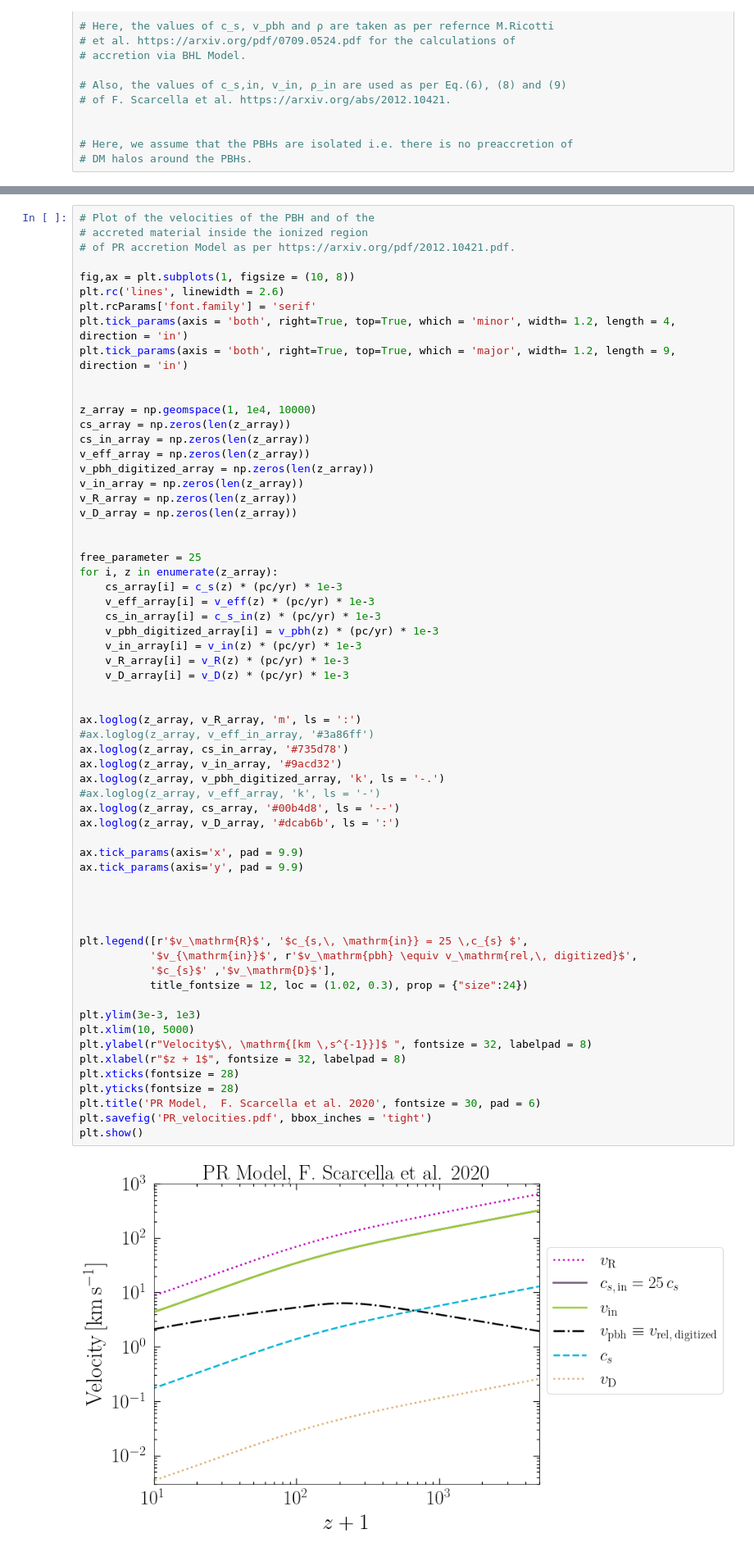
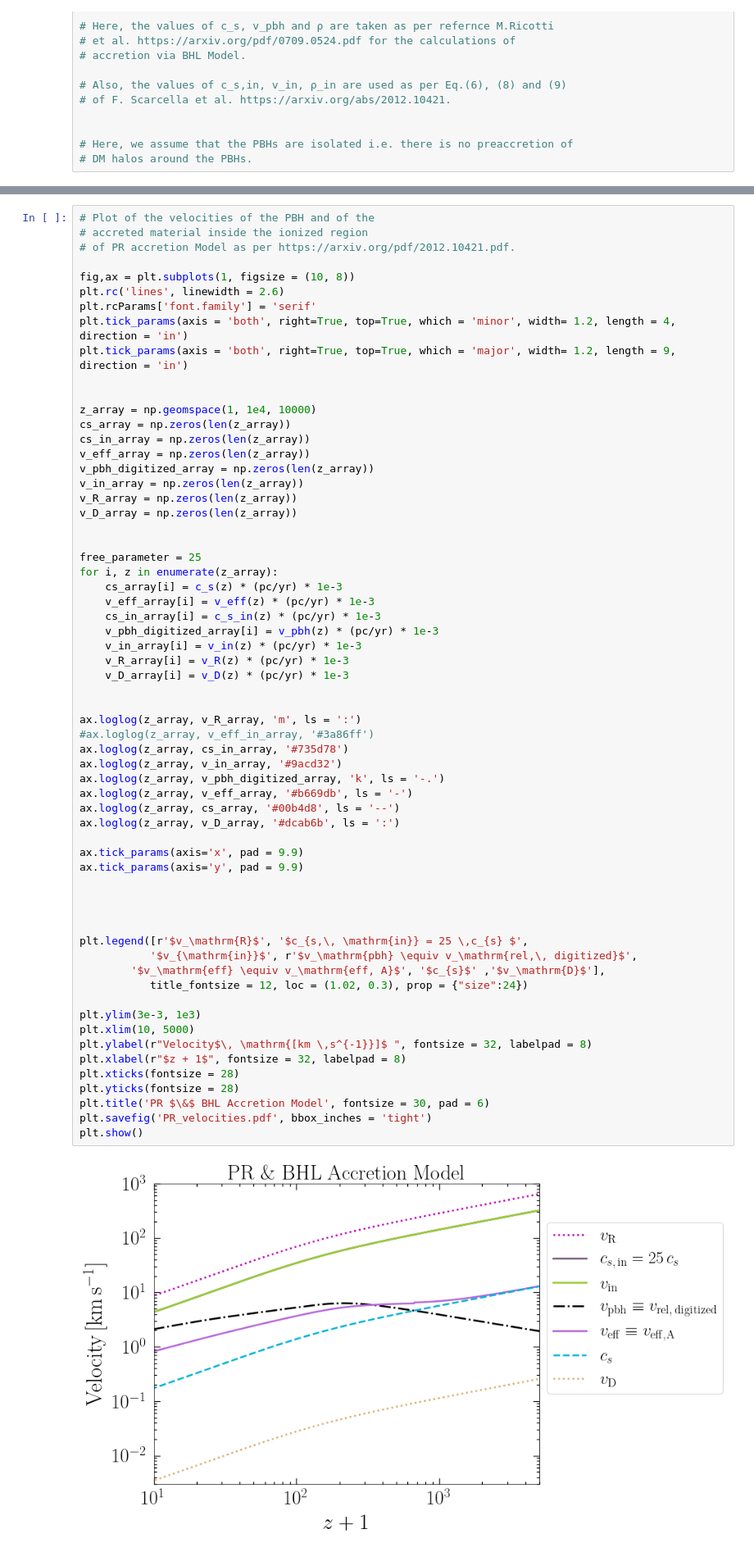
Before and after one commit to pratibhajangra591/project-2, a Jupyter notebook: c_s, β, λ vs z+1_Ricotti.ipynb, the cells around one changed output, grey strips where cells are left out. Shown at 82% size. Saved outputs shown, nothing was run; the diff lists cells and outputs as text.

```diff
--- a/c_s, β, λ vs z+1_Ricotti.ipynb
+++ b/c_s, β, λ vs z+1_Ricotti.ipynb
@@ -426,37 +430,37 @@ for i, z in enumerate(z_array):
     v_D_array[i] = v_D(z) * (pc/yr) * 1e-3
 
 
 ax.loglog(z_array, v_R_array, 'm', ls = ':')
 #ax.loglog(z_array, v_eff_in_array, '#3a86ff')
 ax.loglog(z_array, cs_in_array, '#735d78')
 ax.loglog(z_array, v_in_array, '#9acd32')
 ax.loglog(z_array, v_pbh_digitized_array, 'k', ls = '-.')
-#ax.loglog(z_array, v_eff_array, 'k', ls = '-')
+ax.loglog(z_array, v_eff_array, '#b669db', ls = '-')
 ax.loglog(z_array, cs_array, '#00b4d8', ls = '--')
 ax.loglog(z_array, v_D_array, '#dcab6b', ls = ':')
 
 ax.tick_params(axis='x', pad = 9.9)
 ax.tick_params(axis='y', pad = 9.9)
 
 
 
 
 plt.legend([r'$v_\mathrm{R}$', '$c_{s,\, \mathrm{in}} = 25 \,c_{s} $',
            '$v_{\mathrm{in}}$', r'$v_\mathrm{pbh} \equiv v_\mathrm{rel,\, digitized}$',
-           '$c_{s}$' ,'$v_\mathrm{D}$'],
+        '$v_\mathrm{eff} \equiv v_\mathrm{eff, A}$', '$c_{s}$' ,'$v_\mathrm{D}$'],
            title_fontsize = 12, loc = (1.02, 0.3), prop = {"size":24})
 
 plt.ylim(3e-3, 1e3)
 plt.xlim(10, 5000)
 plt.ylabel(r"Velocity$\, \mathrm{[km \,s^{-1}}]$ ", fontsize = 32, labelpad = 8)
 plt.xlabel(r"$z + 1$", fontsize = 32, labelpad = 8)
 plt.xticks(fontsize = 28)
 plt.yticks(fontsize = 28)
-plt.title('PR Model,  F. Scarcella et al. 2020', fontsize = 30, pad = 6)
+plt.title('PR $\&$ BHL Accretion Model', fontsize = 30, pad = 6)
 plt.savefig('PR_velocities.pdf', bbox_inches = 'tight')
 plt.show()
 # %% [output]
-[figure, old version]
+[figure, new version]
 # %%
 # Plot of the velocities of the PBH and of the
 # accreted material inside the ionized region
```
Also changed, not shown: parts of 5 cells of this notebook.
